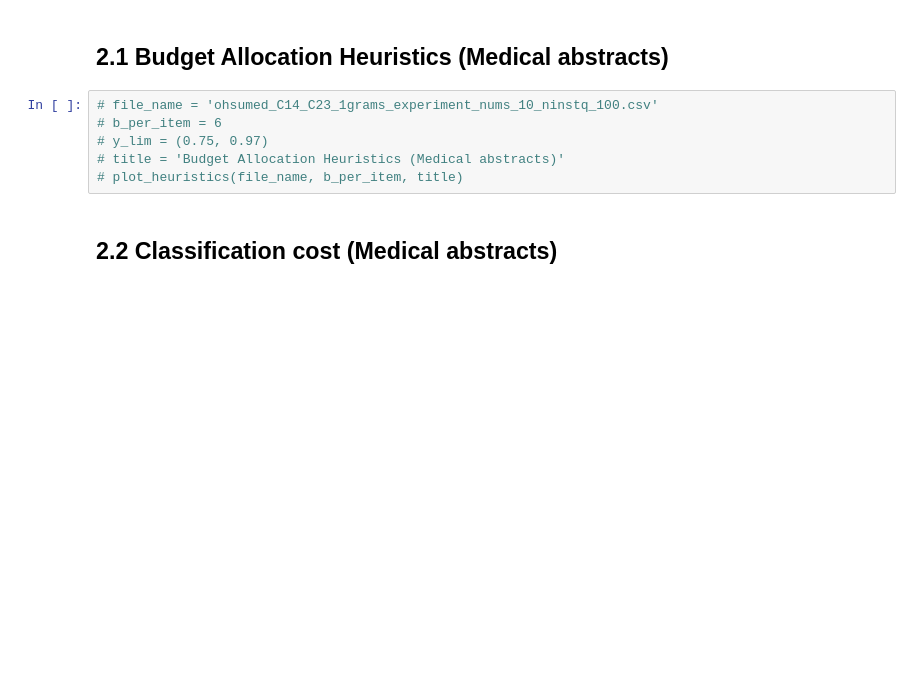
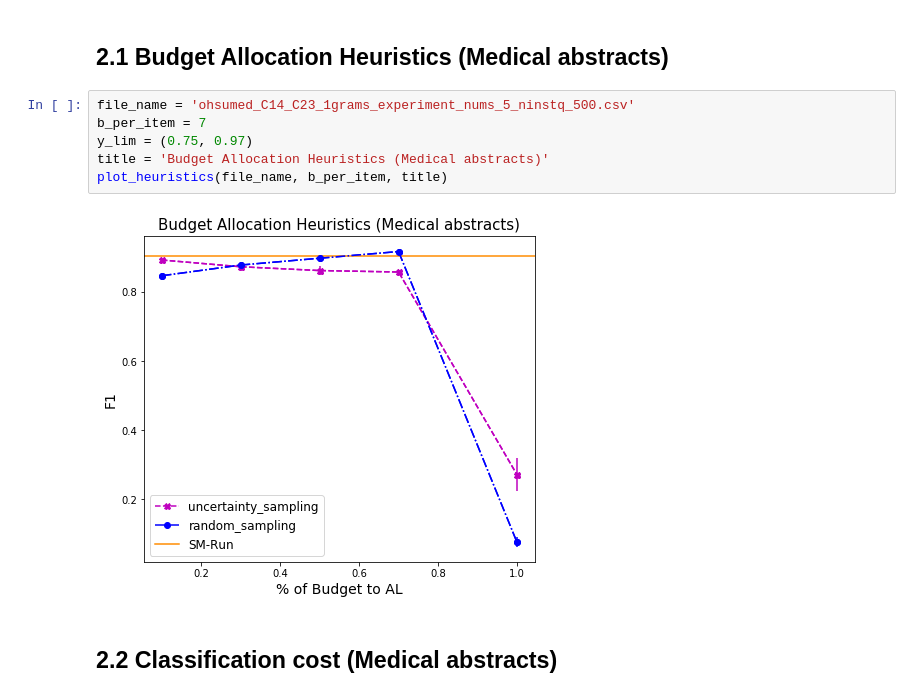
Before and after one commit to Evgeneus/Active-Hybrid-Classificatoin, a Jupyter notebook: scopeAL_and_SMR/notebooks/results-F1.ipynb, the cells around one changed output. Drawn from its saved outputs; the diff is of its cells as text; blank space fills up the shorter version.

```diff
--- a/scopeAL_and_SMR/notebooks/results-F1.ipynb
+++ b/scopeAL_and_SMR/notebooks/results-F1.ipynb
@@ -226,11 +228,13 @@ For adaptive policy we collect 500 training samples per predicate as bern in. If
 # %% [markdown]
 ## 2.1 Budget Allocation Heuristics (Medical abstracts)
 # %%
-# file_name = 'ohsumed_C14_C23_1grams_experiment_nums_10_ninstq_100.csv'
-# b_per_item = 6
-# y_lim = (0.75, 0.97)
-# title = 'Budget Allocation Heuristics (Medical abstracts)'
-# plot_heuristics(file_name, b_per_item, title)
+file_name = 'ohsumed_C14_C23_1grams_experiment_nums_5_ninstq_500.csv'
+b_per_item = 7
+y_lim = (0.75, 0.97)
+title = 'Budget Allocation Heuristics (Medical abstracts)'
+plot_heuristics(file_name, b_per_item, title)
+# %% [output]
+[figure, added]
 # %% [markdown]
 ## 2.2 Classification cost (Medical abstracts)
 # %%
```
Also changed, not shown: parts of 3 cells of this notebook.
